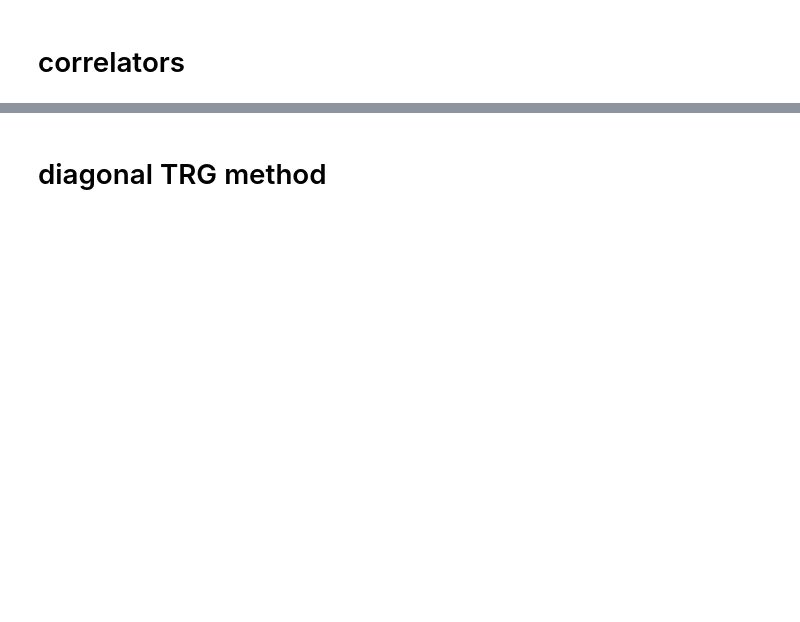
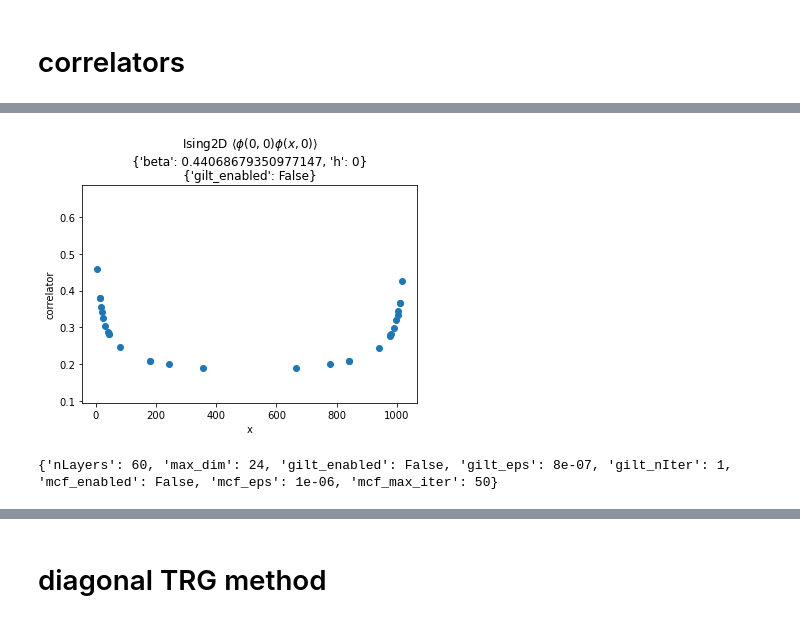
Before and after one commit to fangzhangmnm/TensorRenormalizationGroup, a Jupyter notebook: GILT.ipynb, the cells around one changed output, grey strips where cells are left out. Saved outputs shown, nothing was run; the diff lists cells and outputs as text; code cells hidden in the pictures; blank space fills up the shorter version.

```diff
--- a/GILT.ipynb
+++ b/GILT.ipynb
@@ -274,0 +329,23 @@ plt.show()
+# %%
+assert(all(data['correlation']>=-1e-7))
+
+data['dist']=get_dist_torus_2D(data['x'].to_numpy(),data['y'].to_numpy(),lattice_size)
+data['correlation_abs']=np.abs(data['correlation'])
+
+
+data['theta']=np.arctan2(data['x'],data['y'])
+
+
+
+
+plt.scatter(data['x'],data['correlation_abs'])
+plt.xlabel('x')
+plt.ylabel('correlator')
+plt.ylim([max(1e-5,data['correlation_abs'].min()*.5),data['correlation'].max()*1.5])
+#plt.title(f'{type(model).__name__} HOTRG {correlator_name}\n{params}\n{options}')
+plt.title(f'{type(model).__name__} {correlator_name}\n{params}\n{ {k:options[k] for k in ["gilt_enabled"]} }')
+plt.show()
+print(options)
+# %% [output]
+[figure, added]
+{'nLayers': 60, 'max_dim': 24, 'gilt_enabled': False, 'gilt_eps': 8e-07, 'gilt_nIter': 1, 'mcf_enabled': False, 'mcf_eps': 1e-06, 'mcf_max_iter': 50}
```
Also changed, not shown: parts of 20 cells of this notebook, 7 other files.
